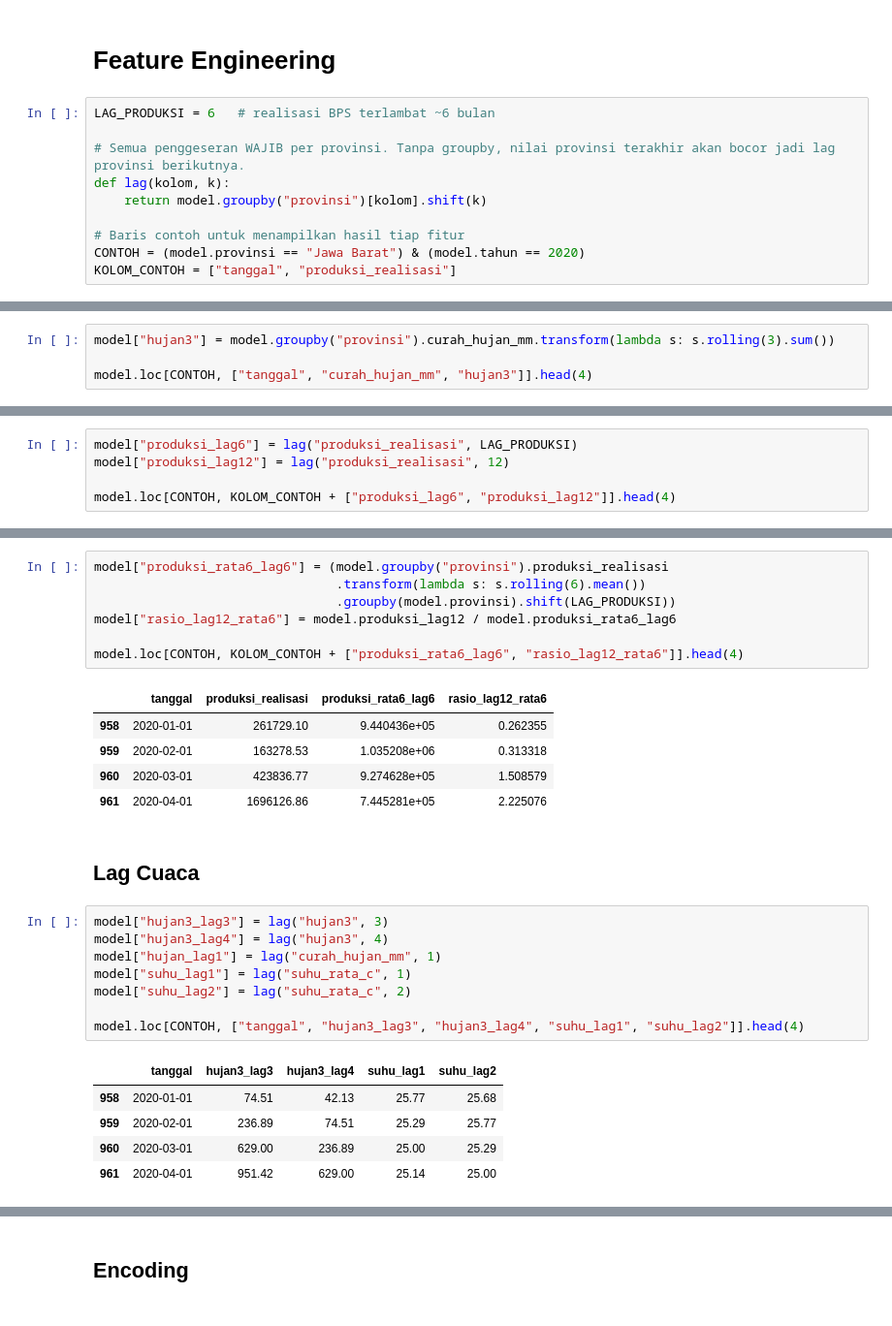
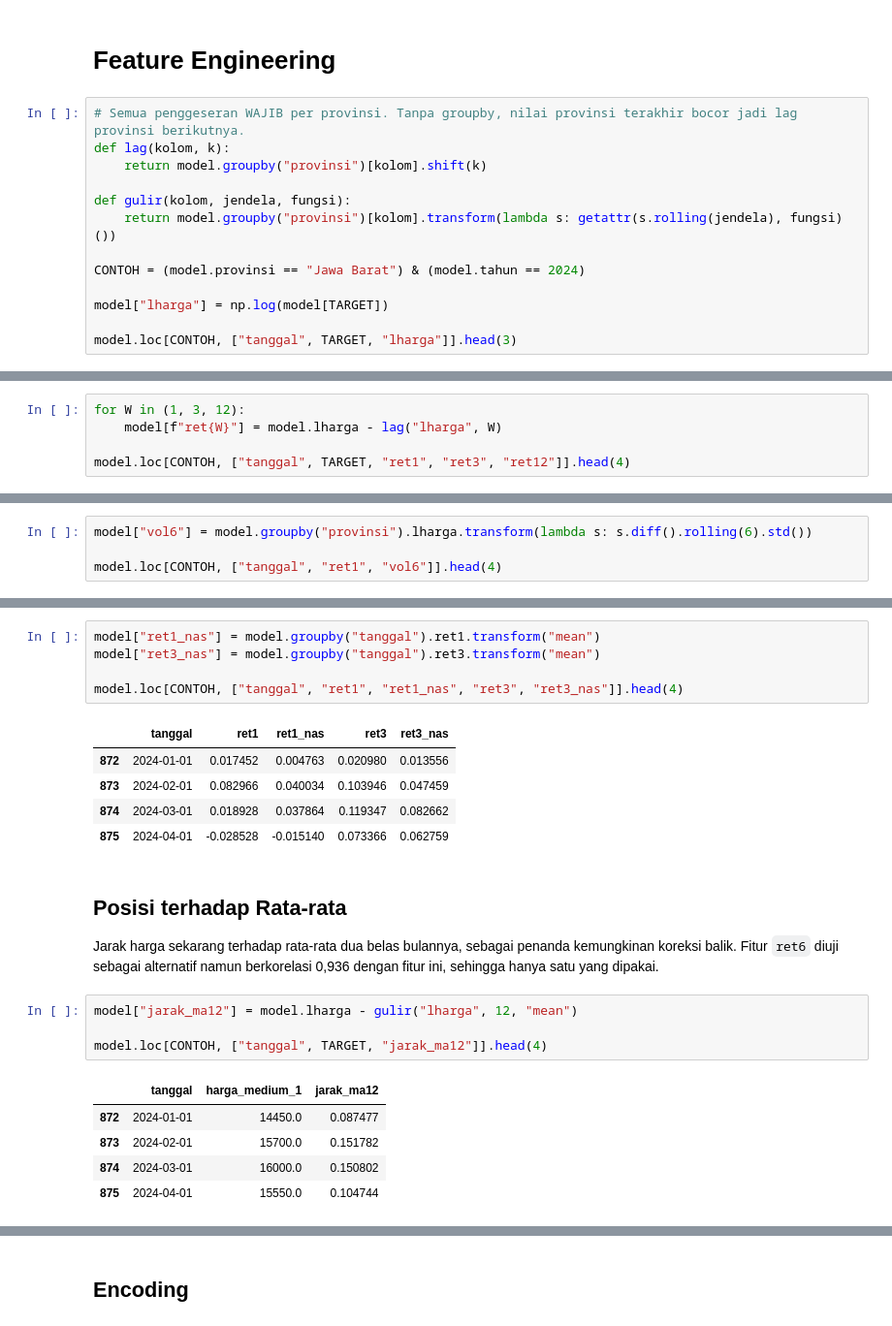
Before and after one commit to HaikalFrds/Indonesia_Rice_Early_Warning, a Jupyter notebook: notebooks/main.ipynb, the cells around one changed output, grey strips where cells are left out. Shown at 97% size. Drawn from its saved outputs; the diff is of its cells as text.

```diff
--- a/notebooks/main.ipynb
+++ b/notebooks/main.ipynb
@@ -483,12 +547,15 @@ Jumlah data setelah hapus duplikat identik: 4160
 # %% [markdown]
 # Feature Engineering
 # %%
-LAG_PRODUKSI = 6   # realisasi BPS terlambat ~6 bulan
-
-# Semua penggeseran WAJIB per provinsi. Tanpa groupby, nilai provinsi terakhir akan bocor jadi lag provinsi berikutnya.
+# Semua penggeseran WAJIB per provinsi. Tanpa groupby, nilai provinsi terakhir bocor jadi lag provinsi berikutnya.
 def lag(kolom, k):
     return model.groupby("provinsi")[kolom].shift(k)
 
-# Baris contoh untuk menampilkan hasil tiap fitur
-CONTOH = (model.provinsi == "Jawa Barat") & (model.tahun == 2020)
-KOLOM_CONTOH = ["tanggal", "produksi_realisasi"]
+def gulir(kolom, jendela, fungsi):
+    return model.groupby("provinsi")[kolom].transform(lambda s: getattr(s.rolling(jendela), fungsi)())
+
+CONTOH = (model.provinsi == "Jawa Barat") & (model.tahun == 2024)
+
+model["lharga"] = np.log(model[TARGET])
+
+model.loc[CONTOH, ["tanggal", TARGET, "lharga"]].head(3)
@@ -497,5 +573,6 @@ KOLOM_CONTOH = ["tanggal", "produksi_realisasi"]
 # %%
-model["hujan3"] = model.groupby("provinsi").curah_hujan_mm.transform(lambda s: s.rolling(3).sum())
+for W in (1, 3, 12):
+    model[f"ret{W}"] = model.lharga - lag("lharga", W)
 
-model.loc[CONTOH, ["tanggal", "curah_hujan_mm", "hujan3"]].head(4)
+model.loc[CONTOH, ["tanggal", TARGET, "ret1", "ret3", "ret12"]].head(4)
 # %% [output]
@@ -509,6 +590,5 @@ model.loc[CONTOH, ["tanggal", "curah_hujan_mm", "hujan3"]].head(4)
 # %%
-model["produksi_lag6"] = lag("produksi_realisasi", LAG_PRODUKSI)
-model["produksi_lag12"] = lag("produksi_realisasi", 12)
+model["vol6"] = model.groupby("provinsi").lharga.transform(lambda s: s.diff().rolling(6).std())
 
-model.loc[CONTOH, KOLOM_CONTOH + ["produksi_lag6", "produksi_lag12"]].head(4)
+model.loc[CONTOH, ["tanggal", "ret1", "vol6"]].head(4)
 # %% [output]
@@ -522,30 +611,28 @@ model.loc[CONTOH, KOLOM_CONTOH + ["produksi_lag6", "produksi_lag12"]].head(4)
 # %%
-model["produksi_rata6_lag6"] = (model.groupby("provinsi").produksi_realisasi
-                                .transform(lambda s: s.rolling(6).mean())
-                                .groupby(model.provinsi).shift(LAG_PRODUKSI))
-model["rasio_lag12_rata6"] = model.produksi_lag12 / model.produksi_rata6_lag6
+model["ret1_nas"] = model.groupby("tanggal").ret1.transform("mean")
+model["ret3_nas"] = model.groupby("tanggal").ret3.transform("mean")
 
-model.loc[CONTOH, KOLOM_CONTOH + ["produksi_rata6_lag6", "rasio_lag12_rata6"]].head(4)
+model.loc[CONTOH, ["tanggal", "ret1", "ret1_nas", "ret3", "ret3_nas"]].head(4)
 # %% [output]
-|  | tanggal | produksi_realisasi | produksi_rata6_lag6 | rasio_lag12_rata6 |
-| 958 | 2020-01-01 | 261729.10 | 9.440436e+05 | 0.262355 |
-| 959 | 2020-02-01 | 163278.53 | 1.035208e+06 | 0.313318 |
-| 960 | 2020-03-01 | 423836.77 | 9.274628e+05 | 1.508579 |
-| 961 | 2020-04-01 | 1696126.86 | 7.445281e+05 | 2.225076 |
+|  | tanggal | ret1 | ret1_nas | ret3 | ret3_nas |
+| 872 | 2024-01-01 | 0.017452 | 0.004763 | 0.020980 | 0.013556 |
+| 873 | 2024-02-01 | 0.082966 | 0.040034 | 0.103946 | 0.047459 |
+| 874 | 2024-03-01 | 0.018928 | 0.037864 | 0.119347 | 0.082662 |
+| 875 | 2024-04-01 | -0.028528 | -0.015140 | 0.073366 | 0.062759 |
 # %% [markdown]
-## Lag Cuaca
+## Posisi terhadap Rata-rata
+
+Jarak harga sekarang terhadap rata-rata dua belas bulannya, sebagai penanda
+kemungkinan koreksi balik. Fitur `ret6` diuji sebagai alternatif namun
+berkorelasi 0,936 dengan fitur ini, sehingga hanya satu yang dipakai.
 # %%
-model["hujan3_lag3"] = lag("hujan3", 3)
-model["hujan3_lag4"] = lag("hujan3", 4)
-model["hujan_lag1"] = lag("curah_hujan_mm", 1)
-model["suhu_lag1"] = lag("suhu_rata_c", 1)
-model["suhu_lag2"] = lag("suhu_rata_c", 2)
+model["jarak_ma12"] = model.lharga - gulir("lharga", 12, "mean")
 
-model.loc[CONTOH, ["tanggal", "hujan3_lag3", "hujan3_lag4", "suhu_lag1", "suhu_lag2"]].head(4)
+model.loc[CONTOH, ["tanggal", TARGET, "jarak_ma12"]].head(4)
 # %% [output]
-|  | tanggal | hujan3_lag3 | hujan3_lag4 | suhu_lag1 | suhu_lag2 |
-| 958 | 2020-01-01 | 74.51 | 42.13 | 25.77 | 25.68 |
-| 959 | 2020-02-01 | 236.89 | 74.51 | 25.29 | 25.77 |
-| 960 | 2020-03-01 | 629.00 | 236.89 | 25.00 | 25.29 |
-| 961 | 2020-04-01 | 951.42 | 629.00 | 25.14 | 25.00 |
+|  | tanggal | harga_medium_1 | jarak_ma12 |
+| 872 | 2024-01-01 | 14450.0 | 0.087477 |
+| 873 | 2024-02-01 | 15700.0 | 0.151782 |
+| 874 | 2024-03-01 | 16000.0 | 0.150802 |
+| 875 | 2024-04-01 | 15550.0 | 0.104744 |
 # %% [markdown]
```
Also changed, not shown: parts of 69 cells of this notebook.
